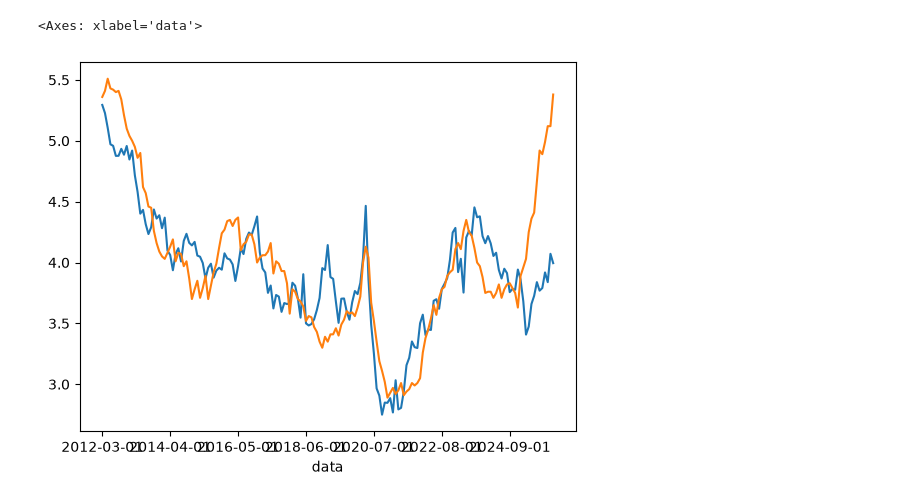
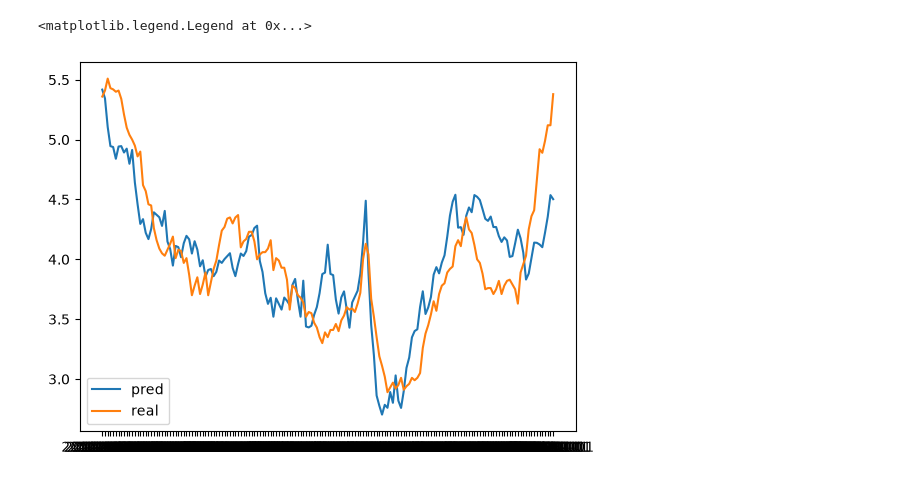
Before and after one commit to WesleySouza13/MacroEconomic-Modeling-Inverse-Problems-for-Default-Estimation-, a Jupyter notebook: modeling/notebooks/modeling.ipynb, the cells around one changed output. Saved outputs shown, nothing was run; the diff lists cells and outputs as text; code cells hidden in the pictures.

```diff
--- a/modeling/notebooks/modeling.ipynb
+++ b/modeling/notebooks/modeling.ipynb
@@ -21,24 +21,22 @@ df = df.rename(columns={'4393': 'Confiança_consumidor',
                         '24364':'IBC-Br'})
 df = df.set_index('data')
 df = df.dropna()
-X = df.drop(['Inadimplencia_PF', 'Juros_nao_rotativos_PF'], axis=1)
+X = df.drop(['Inadimplencia_PF'], axis=1)
 # X.insert(0, 'intercepto', 1)
 X_train = X.loc['2012-03-01':'2026-01-01']
 X_test = X.loc['2026-02-01':]
 y = df['Inadimplencia_PF']
 y_train = y.loc['2012-03-01':'2026-01-01']
 y_test = y.loc['2026-02-01':]
-# %%
-X_train['PANDEMIA'] = np.where((X_train.index >= '2020-03-01')&(X_train.index <='2023-04-01'), 1,0)
-X_test.insert(4, 'PANDEMIA', 0)
 # %%
 # criando funçao para previsao direta do modelo
 def model_MQO(X:pd.DataFrame):
-    return 11.385093  + 0.020376  * X['Confiança_consumidor'] + (-0.124835 * X['Desemprego']) + 0.678294 * X['SELIC'] + (-0.091761 * X['IBC-Br']) + X['PANDEMIA']*-0.185828
+    return 10.044700 + (0.019627*X['Confiança_consumidor']) + (-0.165325 * X['Desemprego']) + (1.095709*X['Juros_nao_rotativos_PF'])+(0.111168*X['SELIC'])+(-0.089431*X['IBC-Br'])
 # %%
 y_pred_train = model_MQO(X_train)
-y_pred_train.plot()
-y_train.plot()
+plt.plot(y_pred_train, label='pred')
+plt.plot(y_train, label='real')
+plt.legend()
 # %% [output]
-<Axes: xlabel='data'>
+<matplotlib.legend.Legend at 0x...>
-[figure, old version]
+[figure, new version]
```
Also changed, not shown: parts of 5 cells of this notebook, 5 other files.
